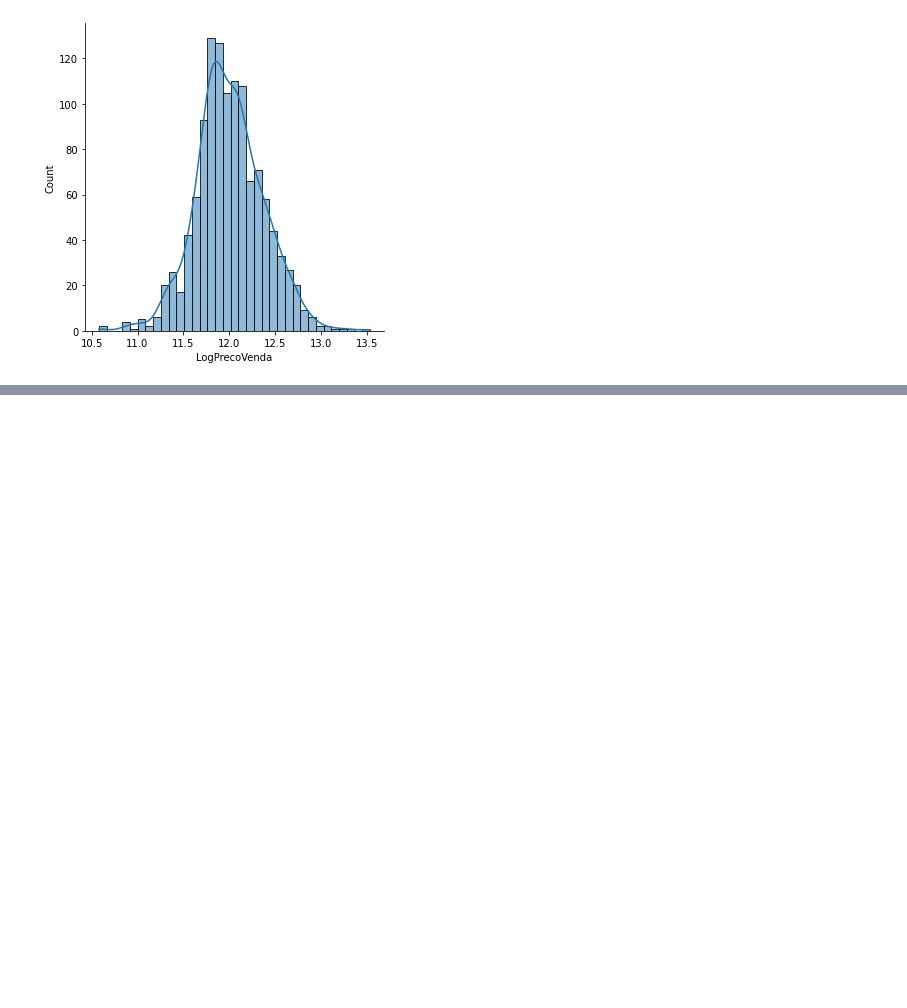
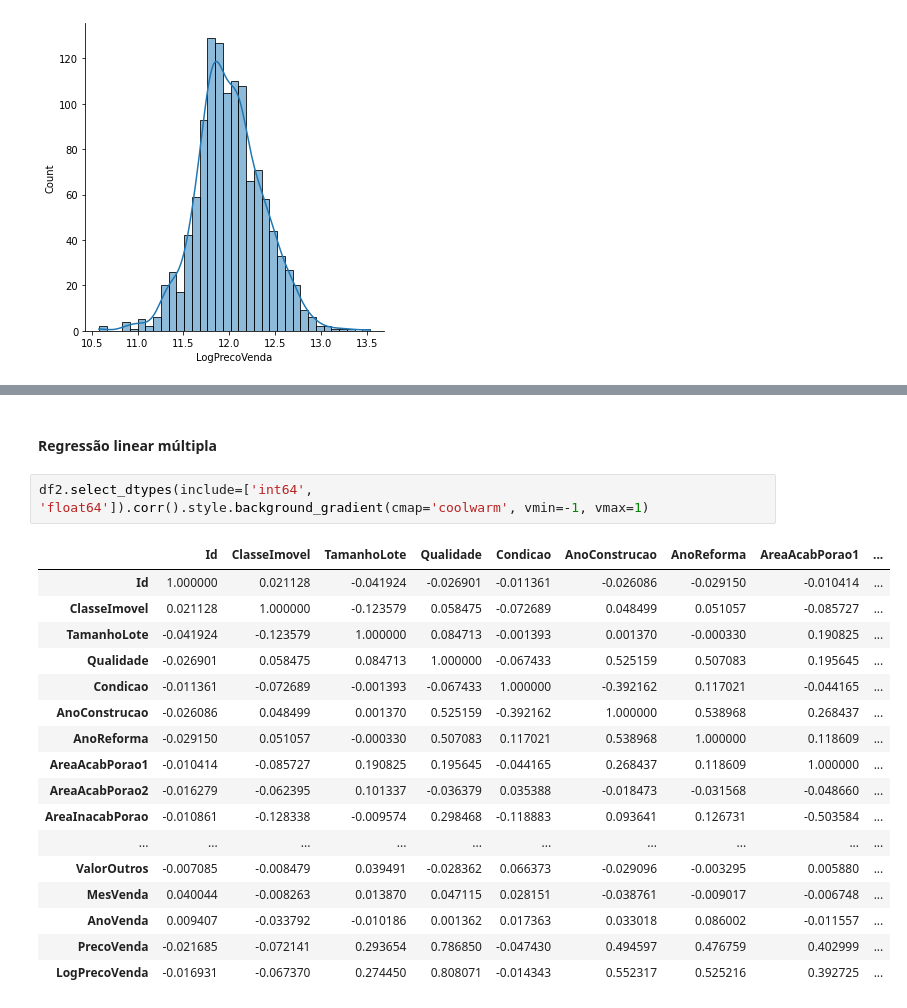
Before and after one commit to onemarcos/Tera-Jupyter-Notebook, a Jupyter notebook: Desafio - Regressão - Quinto Andar/Desafio-Regressao.ipynb, the cells around one changed output, grey strips where cells are left out. Drawn from its saved outputs; the diff is of its cells as text; blank space fills up the shorter version.

```diff
--- a/Desafio - Regressão - Quinto Andar/Desafio-Regressao.ipynb
+++ b/Desafio - Regressão - Quinto Andar/Desafio-Regressao.ipynb
@@ -165,0 +235,22 @@ See the caveats in the documentation: https://pandas.pydata.org/pandas-docs/stab
+# %% [markdown]
+#### Regressão linear múltipla
+# %%
+df2.select_dtypes(include=['int64', 'float64']).corr().style.background_gradient(cmap='coolwarm', vmin=-1, vmax=1)
+# %% [output]
+|  | Id | ClasseImovel | TamanhoLote | Qualidade | Condicao | AnoConstrucao | AnoReforma | AreaAcabPorao1 | ... |
+| Id | 1.000000 | 0.021128 | -0.041924 | -0.026901 | -0.011361 | -0.026086 | -0.029150 | -0.010414 | ... |
+| ClasseImovel | 0.021128 | 1.000000 | -0.123579 | 0.058475 | -0.072689 | 0.048499 | 0.051057 | -0.085727 | ... |
+| TamanhoLote | -0.041924 | -0.123579 | 1.000000 | 0.084713 | -0.001393 | 0.001370 | -0.000330 | 0.190825 | ... |
+| Qualidade | -0.026901 | 0.058475 | 0.084713 | 1.000000 | -0.067433 | 0.525159 | 0.507083 | 0.195645 | ... |
+| Condicao | -0.011361 | -0.072689 | -0.001393 | -0.067433 | 1.000000 | -0.392162 | 0.117021 | -0.044165 | ... |
+| AnoConstrucao | -0.026086 | 0.048499 | 0.001370 | 0.525159 | -0.392162 | 1.000000 | 0.538968 | 0.268437 | ... |
+| AnoReforma | -0.029150 | 0.051057 | -0.000330 | 0.507083 | 0.117021 | 0.538968 | 1.000000 | 0.118609 | ... |
+| AreaAcabPorao1 | -0.010414 | -0.085727 | 0.190825 | 0.195645 | -0.044165 | 0.268437 | 0.118609 | 1.000000 | ... |
+| AreaAcabPorao2 | -0.016279 | -0.062395 | 0.101337 | -0.036379 | 0.035388 | -0.018473 | -0.031568 | -0.048660 | ... |
+| AreaInacabPorao | -0.010861 | -0.128338 | -0.009574 | 0.298468 | -0.118883 | 0.093641 | 0.126731 | -0.503584 | ... |
+| ... | ... | ... | ... | ... | ... | ... | ... | ... | ... |
+| ValorOutros | -0.007085 | -0.008479 | 0.039491 | -0.028362 | 0.066373 | -0.029096 | -0.003295 | 0.005880 | ... |
+| MesVenda | 0.040044 | -0.008263 | 0.013870 | 0.047115 | 0.028151 | -0.038761 | -0.009017 | -0.006748 | ... |
+| AnoVenda | 0.009407 | -0.033792 | -0.010186 | 0.001362 | 0.017363 | 0.033018 | 0.086002 | -0.011557 | ... |
+| PrecoVenda | -0.021685 | -0.072141 | 0.293654 | 0.786850 | -0.047430 | 0.494597 | 0.476759 | 0.402999 | ... |
+| LogPrecoVenda | -0.016931 | -0.067370 | 0.274450 | 0.808071 | -0.014343 | 0.552317 | 0.525216 | 0.392725 | ... |
```
Also changed, not shown: parts of 5 cells of this notebook.
